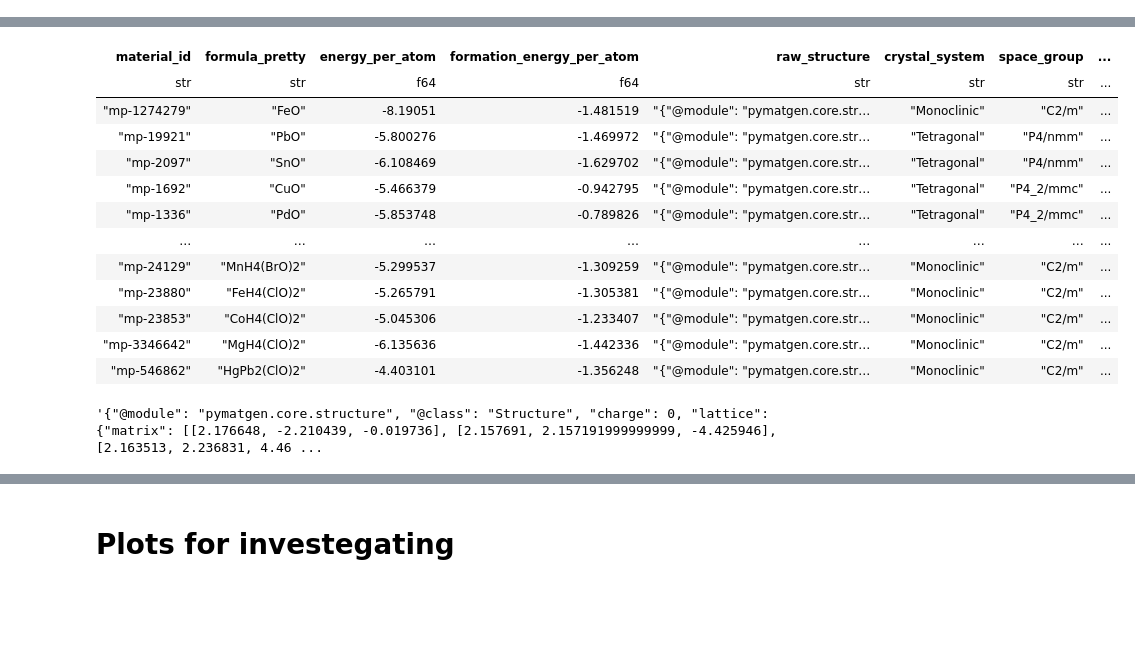
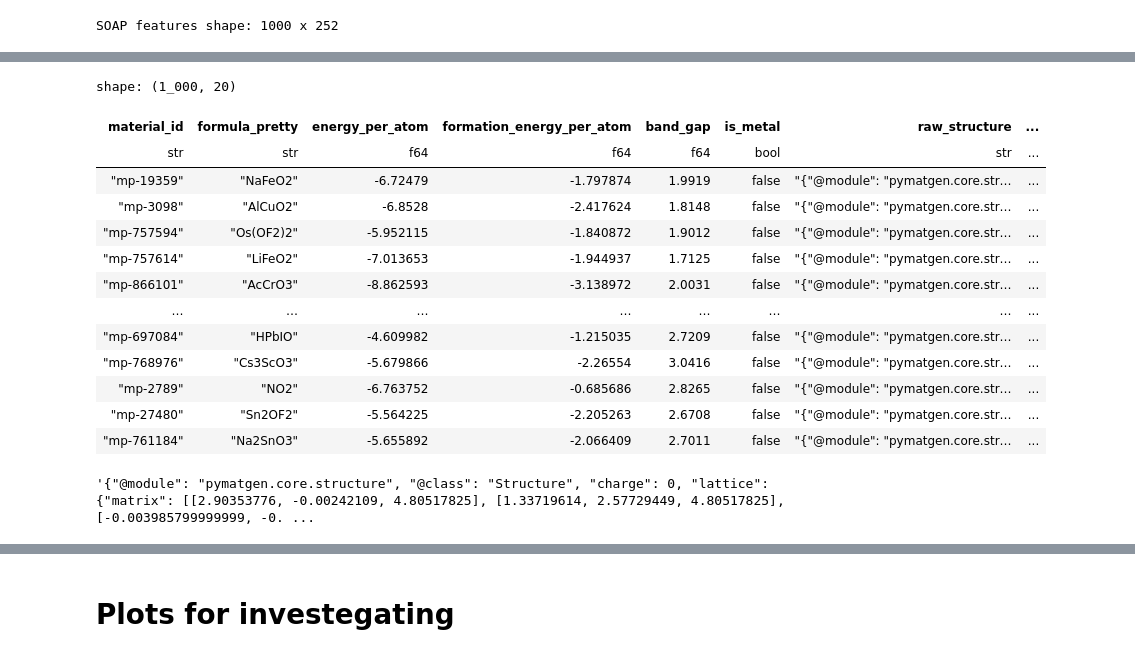
Before and after one commit to karlfindhansen/Non-Euclidean-Distances-in-Molecular-Representation, a Jupyter notebook: notebooks/Materials Project/analysis/materials_project_analysis.ipynb, the cells around one changed output, grey strips where cells are left out. Drawn from its saved outputs; the diff is of its cells as text; code cells hidden in the pictures; blank space fills up the shorter version.

```diff
--- a/notebooks/Materials Project/analysis/materials_project_analysis.ipynb
+++ b/notebooks/Materials Project/analysis/materials_project_analysis.ipynb
@@ -12,4 +14,4 @@ import json
 # %%
 mp = MaterialsProject()
-mp.load(force_fetch=False)
+mp.load(force_fetch=True)
 # %% [output]
@@ -17,0 +21 @@ shape: (1_000, 18)
+SOAP features shape: 1000 x 252
@@ -18,17 +26,18 @@ shape: (1_000, 18)
+shape: (1_000, 20)
-| material_id | formula_pretty | energy_per_atom | formation_energy_per_atom | raw_structure | crystal_system | space_group | ... |
-| str | str | f64 | f64 | str | str | str | ... |
-| "mp-1274279" | "FeO" | -8.19051 | -1.481519 | "{"@module": "pymatgen.core.str… | "Monoclinic" | "C2/m" | ... |
-| "mp-19921" | "PbO" | -5.800276 | -1.469972 | "{"@module": "pymatgen.core.str… | "Tetragonal" | "P4/nmm" | ... |
-| "mp-2097" | "SnO" | -6.108469 | -1.629702 | "{"@module": "pymatgen.core.str… | "Tetragonal" | "P4/nmm" | ... |
-| "mp-1692" | "CuO" | -5.466379 | -0.942795 | "{"@module": "pymatgen.core.str… | "Tetragonal" | "P4_2/mmc" | ... |
-| "mp-1336" | "PdO" | -5.853748 | -0.789826 | "{"@module": "pymatgen.core.str… | "Tetragonal" | "P4_2/mmc" | ... |
+| material_id | formula_pretty | energy_per_atom | formation_energy_per_atom | band_gap | is_metal | raw_structure | ... |
+| str | str | f64 | f64 | f64 | bool | str | ... |
+| "mp-19359" | "NaFeO2" | -6.72479 | -1.797874 | 1.9919 | false | "{"@module": "pymatgen.core.str… | ... |
+| "mp-3098" | "AlCuO2" | -6.8528 | -2.417624 | 1.8148 | false | "{"@module": "pymatgen.core.str… | ... |
+| "mp-757594" | "Os(OF2)2" | -5.952115 | -1.840872 | 1.9012 | false | "{"@module": "pymatgen.core.str… | ... |
+| "mp-757614" | "LiFeO2" | -7.013653 | -1.944937 | 1.7125 | false | "{"@module": "pymatgen.core.str… | ... |
+| "mp-866101" | "AcCrO3" | -8.862593 | -3.138972 | 2.0031 | false | "{"@module": "pymatgen.core.str… | ... |
 | … | … | … | … | … | … | … | ... |
-| "mp-24129" | "MnH4(BrO)2" | -5.299537 | -1.309259 | "{"@module": "pymatgen.core.str… | "Monoclinic" | "C2/m" | ... |
-| "mp-23880" | "FeH4(ClO)2" | -5.265791 | -1.305381 | "{"@module": "pymatgen.core.str… | "Monoclinic" | "C2/m" | ... |
-| "mp-23853" | "CoH4(ClO)2" | -5.045306 | -1.233407 | "{"@module": "pymatgen.core.str… | "Monoclinic" | "C2/m" | ... |
-| "mp-3346642" | "MgH4(ClO)2" | -6.135636 | -1.442336 | "{"@module": "pymatgen.core.str… | "Monoclinic" | "C2/m" | ... |
-| "mp-546862" | "HgPb2(ClO)2" | -4.403101 | -1.356248 | "{"@module": "pymatgen.core.str… | "Monoclinic" | "C2/m" | ... |
+| "mp-697084" | "HPbIO" | -4.609982 | -1.215035 | 2.7209 | false | "{"@module": "pymatgen.core.str… | ... |
+| "mp-768976" | "Cs3ScO3" | -5.679866 | -2.26554 | 3.0416 | false | "{"@module": "pymatgen.core.str… | ... |
+| "mp-2789" | "NO2" | -6.763752 | -0.685686 | 2.8265 | false | "{"@module": "pymatgen.core.str… | ... |
+| "mp-27480" | "Sn2OF2" | -5.564225 | -2.205263 | 2.6708 | false | "{"@module": "pymatgen.core.str… | ... |
+| "mp-761184" | "Na2SnO3" | -5.655892 | -2.066409 | 2.7011 | false | "{"@module": "pymatgen.core.str… | ... |
 # %%
 mp.df["raw_structure"][0]
 # %% [output]
-'{"@module": "pymatgen.core.structure", "@class": "Structure", "charge": 0, "lattice": {"matrix": [[2.176648, -2.210439, -0.019736], [2.157691, 2.157191999999999, -4.425946], [2.163513, 2.236831, 4.46 ...
+'{"@module": "pymatgen.core.structure", "@class": "Structure", "charge": 0, "lattice": {"matrix": [[2.90353776, -0.00242109, 4.80517825], [1.33719614, 2.57729449, 4.80517825], [-0.003985799999999, -0. ...
```
Also changed, not shown: parts of 5 cells of this notebook, 10 other files.
